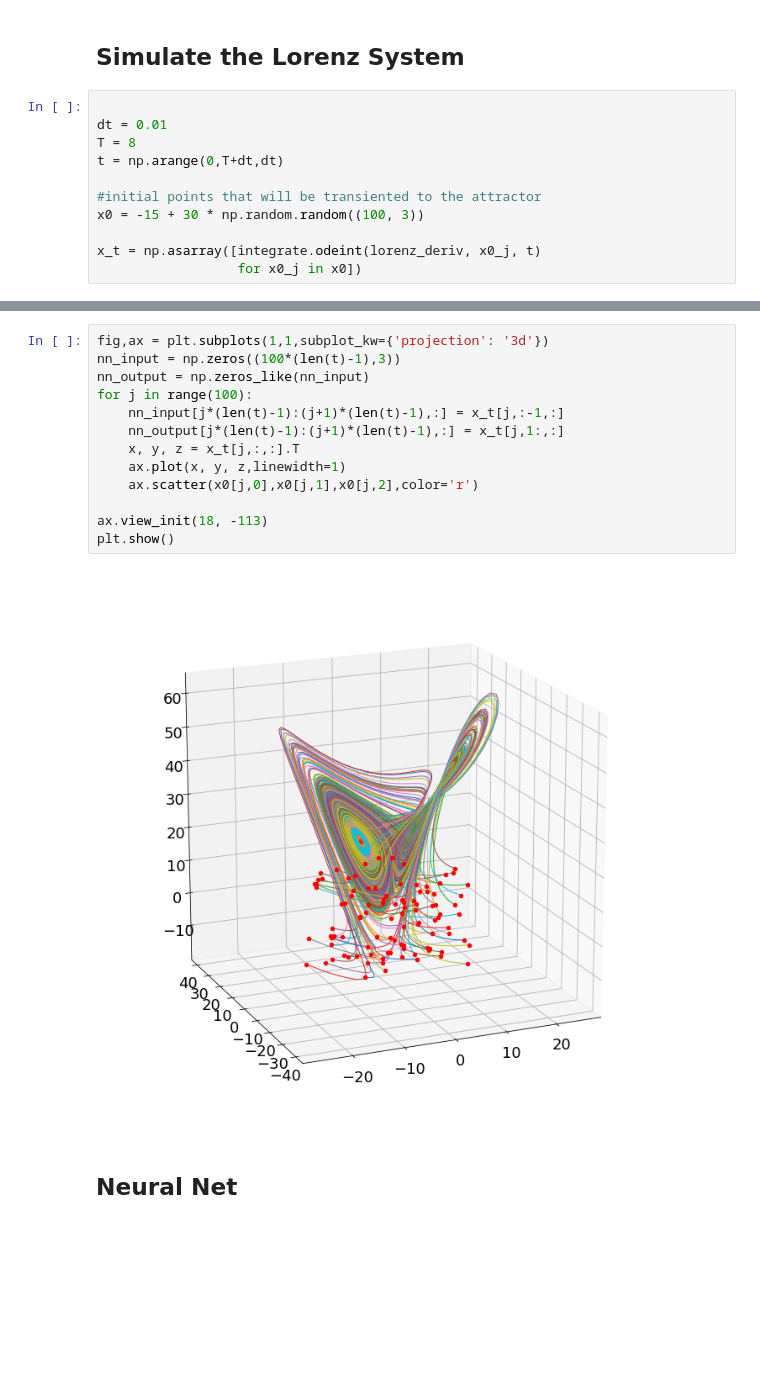
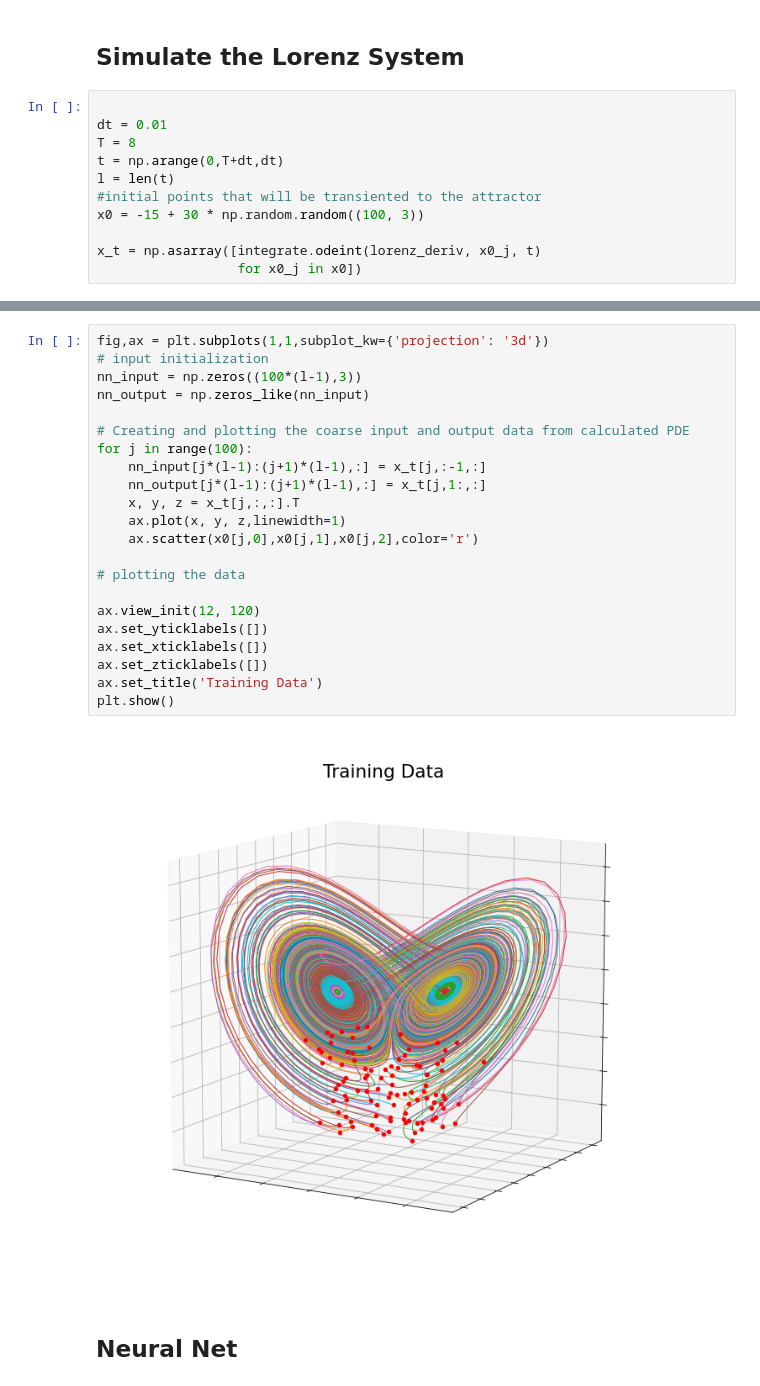
Before and after one commit to shahin1009/Lorenz-AutoEncoder-DeepLearning, a Jupyter notebook: LorenzEncoder.ipynb, the cells around one changed output, grey strips where cells are left out. Cells and saved outputs as stored; diff of their text form; blank space fills up the shorter version.

```diff
--- a/LorenzEncoder.ipynb
+++ b/LorenzEncoder.ipynb
@@ -32,7 +32,7 @@ def lorenz_deriv(x_y_z, t0, sigma=sigma, beta=beta, rho=rho):
 dt = 0.01
 T = 8
 t = np.arange(0,T+dt,dt)
-
+l = len(t)
 #initial points that will be transiented to the attractor
 x0 = -15 + 30 * np.random.random((100, 3))
 
@@ -46,19 +47,28 @@ print(x_t.shape)
 (100, 801, 3)
 # %%
 fig,ax = plt.subplots(1,1,subplot_kw={'projection': '3d'})
-nn_input = np.zeros((100*(len(t)-1),3))
+# input initialization
+nn_input = np.zeros((100*(l-1),3))
 nn_output = np.zeros_like(nn_input)
+
+# Creating and plotting the coarse input and output data from calculated PDE
 for j in range(100):
-    nn_input[j*(len(t)-1):(j+1)*(len(t)-1),:] = x_t[j,:-1,:]
-    nn_output[j*(len(t)-1):(j+1)*(len(t)-1),:] = x_t[j,1:,:]
+    nn_input[j*(l-1):(j+1)*(l-1),:] = x_t[j,:-1,:]
+    nn_output[j*(l-1):(j+1)*(l-1),:] = x_t[j,1:,:]
     x, y, z = x_t[j,:,:].T
     ax.plot(x, y, z,linewidth=1)
     ax.scatter(x0[j,0],x0[j,1],x0[j,2],color='r')
 
-ax.view_init(18, -113)
+# plotting the data
+
+ax.view_init(12, 120)
+ax.set_yticklabels([])
+ax.set_xticklabels([])
+ax.set_zticklabels([])
+ax.set_title('Training Data')
 plt.show()
 # %% [output]
-[figure, old version]
+[figure, new version]
 # %% [markdown]
 ## Neural Net
 # %%
```
Also changed, not shown: parts of 3 cells of this notebook.
